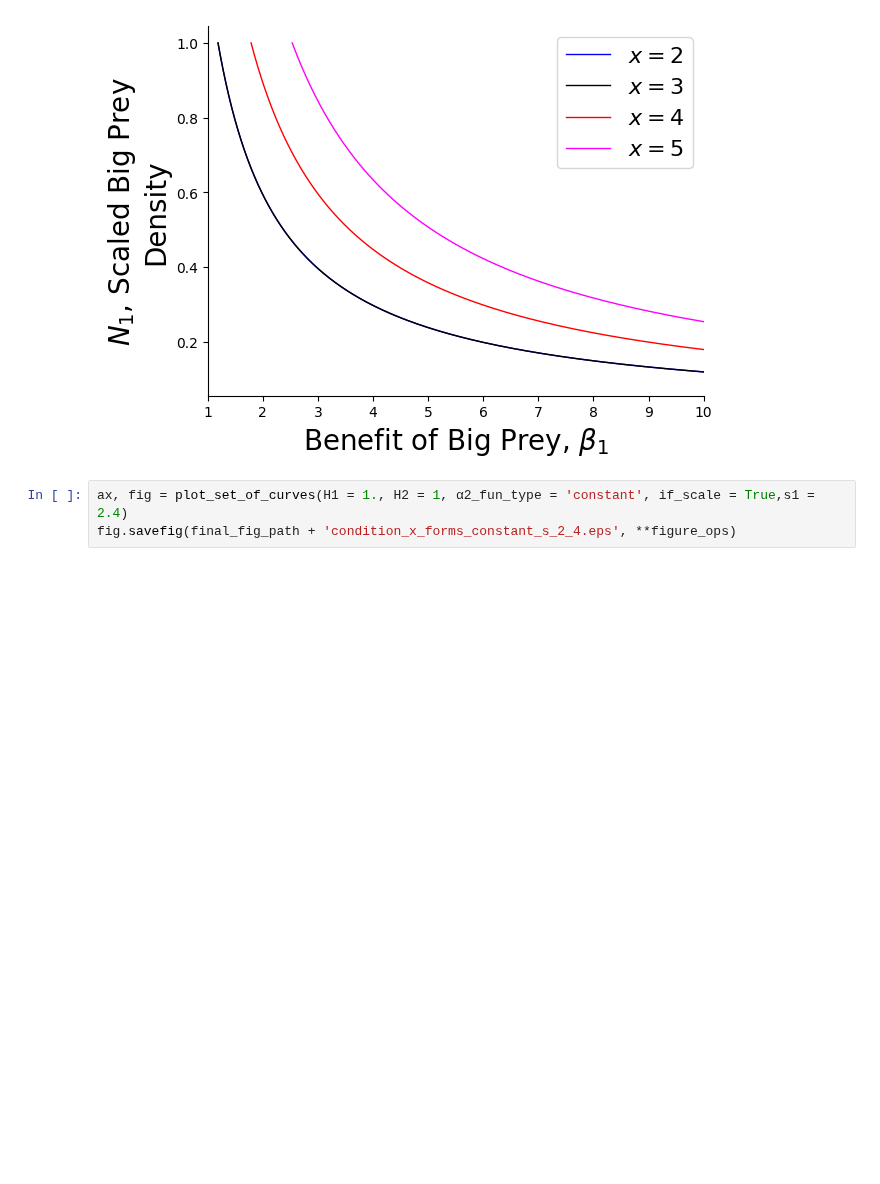
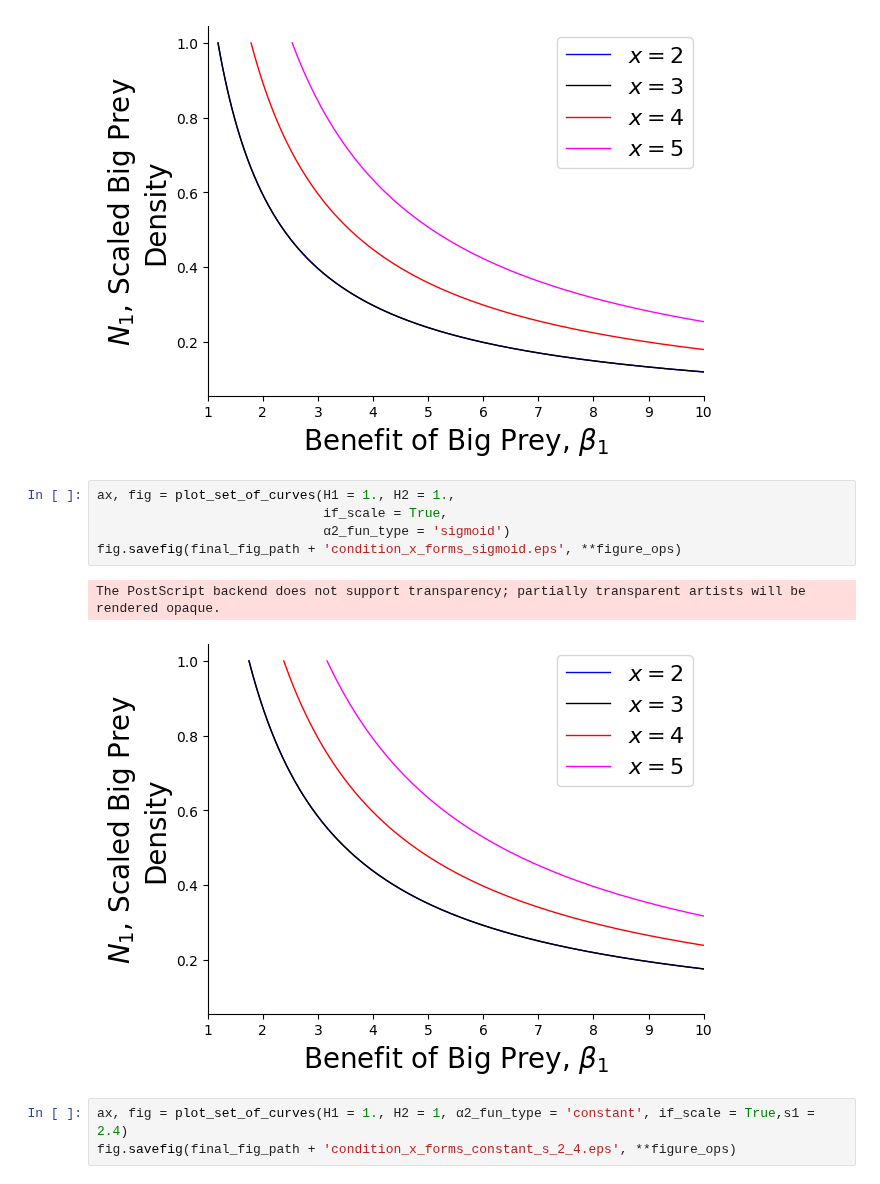
Before and after one commit to taliaborofsky/AdaptiveDynamics_CH_RS, a Jupyter notebook: Fitness_Comparisons.ipynb, the cells around one changed output. Cells and saved outputs as stored; diff of their text form; blank space fills up the shorter version.

```diff
--- a/Fitness_Comparisons.ipynb
+++ b/Fitness_Comparisons.ipynb
@@ -132,6 +132,14 @@ fig.savefig(final_fig_path + 'condition_x_forms_constant.eps', **figure_ops)
 # %% [output]
 The PostScript backend does not support transparency; partially transparent artists will be rendered opaque.
 [figure]
+# %%
+ax, fig = plot_set_of_curves(H1 = 1., H2 = 1.,
+                             if_scale = True,
+                             α2_fun_type = 'sigmoid')
+fig.savefig(final_fig_path + 'condition_x_forms_sigmoid.eps', **figure_ops)
+# %% [output]
+The PostScript backend does not support transparency; partially transparent artists will be rendered opaque.
+[figure, added]
 # %%
 ax, fig = plot_set_of_curves(H1 = 1., H2 = 1, α2_fun_type = 'constant', if_scale = True,s1 = 2.4)
 fig.savefig(final_fig_path + 'condition_x_forms_constant_s_2_4.eps', **figure_ops)
```
Also changed, not shown: parts of 1 cell of this notebook, 8 other files.
